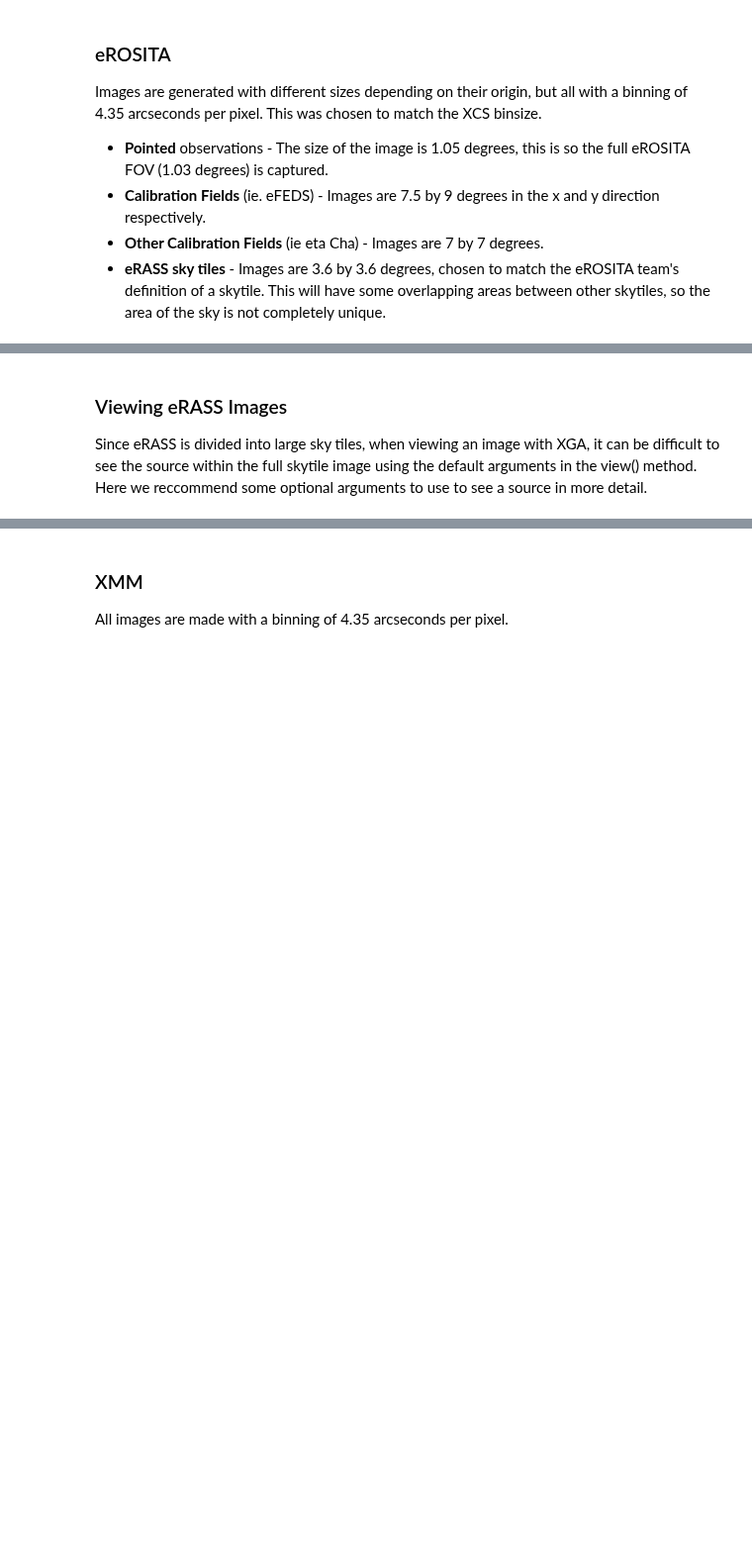
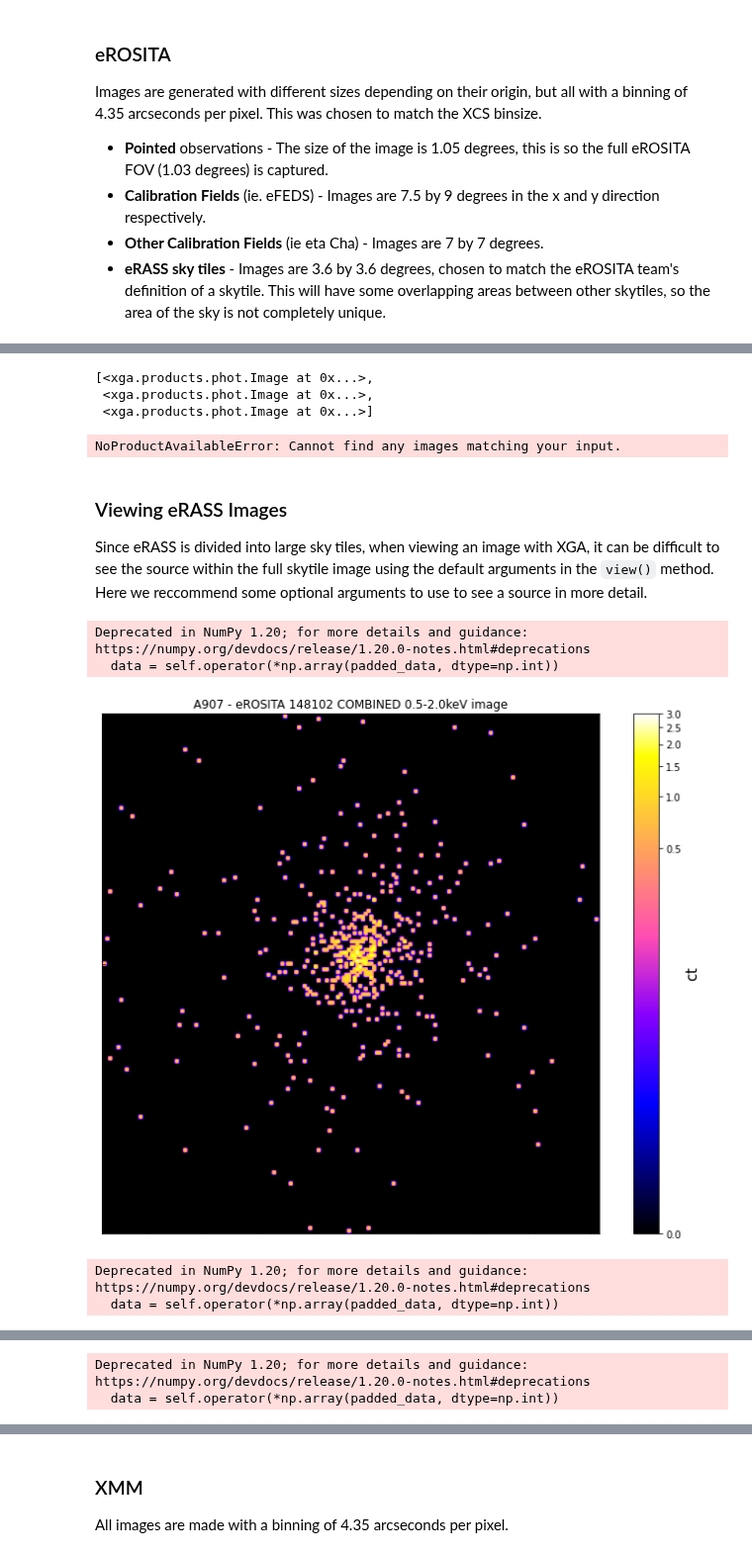
Before and after one commit to DavidT3/XGA, a Jupyter notebook: docs/source/notebooks/tutorials/multimission.ipynb, the cells around one changed output, grey strips where cells are left out. Shown at 99% size. Cells and saved outputs as stored; diff of their text form; code cells hidden in the pictures; blank space fills up the shorter version.

```diff
--- a/docs/source/notebooks/tutorials/multimission.ipynb
+++ b/docs/source/notebooks/tutorials/multimission.ipynb
@@ -13,7 +15,7 @@ from xga.generate.sas import evselect_image, eexpmap, evselect_spectrum, evselec
 from xga.xspec import single_temp_apec
 # %%
-src = GalaxyCluster(187.70527, 12.39243, 0.00377,
-                    name='Virgo', r500=Quantity(500, 'kpc'),
+# And defining an individual source object for Abell 907
+src = GalaxyCluster(149.59209, -11.05972, 0.16, r500=Quantity(1200, 'kpc'),
+                    r200=Quantity(1700, 'kpc'), name="A907",
                     search_distance={'erosita': Quantity(3, 'deg'),
-                    'xmm': Quantity(30, 'arcmin')}
-                    )
+                                     'xmm': Quantity(30, 'arcmin')})
@@ -32,13 +61,30 @@ evtool_image(src)
+# %%
+src.get_images(telescope='erosita', inst='combined', lo_en=Quantity(0.5, 'keV'), hi_en=Quantity(2.0, 'keV'))
+# %% [output]
+[<xga.products.phot.Image at 0x...>,
+ <xga.products.phot.Image at 0x...>,
+ <xga.products.phot.Image at 0x...>]
+# %%
+src.get_images(telescope='erosita', inst='TM1', lo_en=Quantity(0.5, 'keV'), hi_en=Quantity(2.0, 'keV'))
+# %% [output]
+NoProductAvailableError: Cannot find any images matching your input.
 # %% [markdown]
 ### Viewing eRASS Images
-Since eRASS is divided into large sky tiles, when viewing an image with XGA, it can be difficult to see the source within the full skytile image using the default arguments in the view() method. Here we reccommend some optional arguments to use to see a source in more detail.
+Since eRASS is divided into large sky tiles, when viewing an image with XGA, it can be difficult to see the source within the full skytile image using the default arguments in the `view()` method. Here we reccommend some optional arguments to use to see a source in more detail.
 # %%
 # Retrieving the eROSITA images
-images = src.get_images(telescope='erosita')
+images = src.get_images(telescope='erosita', lo_en=Quantity(0.5, 'keV'), hi_en=Quantity(2.0, 'keV'))
 
 for img in images:
     # get_mask returns the source and background mask,
     # so we use [0] index to get just the source mask
     mask = src.get_mask('r500', obs_id=img.obs_id, telescope='erosita')[0]
     # This will then show us the r500 region of the image
-    img.view(mask=mask)
+    # Zoom_in then crops the image around pixels that are non zero
+    img.view(mask=mask, zoom_in=True)
+# %% [output]
+Deprecated in NumPy 1.20; for more details and guidance: https://numpy.org/devdocs/release/1.20.0-notes.html#deprecations
+  data = self.operator(*np.array(padded_data, dtype=np.int))
+[figure, added]
+Deprecated in NumPy 1.20; for more details and guidance: https://numpy.org/devdocs/release/1.20.0-notes.html#deprecations
+  data = self.operator(*np.array(padded_data, dtype=np.int))
@@ -44,0 +92,2 @@ for img in images:
+Deprecated in NumPy 1.20; for more details and guidance: https://numpy.org/devdocs/release/1.20.0-notes.html#deprecations
+  data = self.operator(*np.array(padded_data, dtype=np.int))
```
Also changed, not shown: parts of 50 cells of this notebook.
